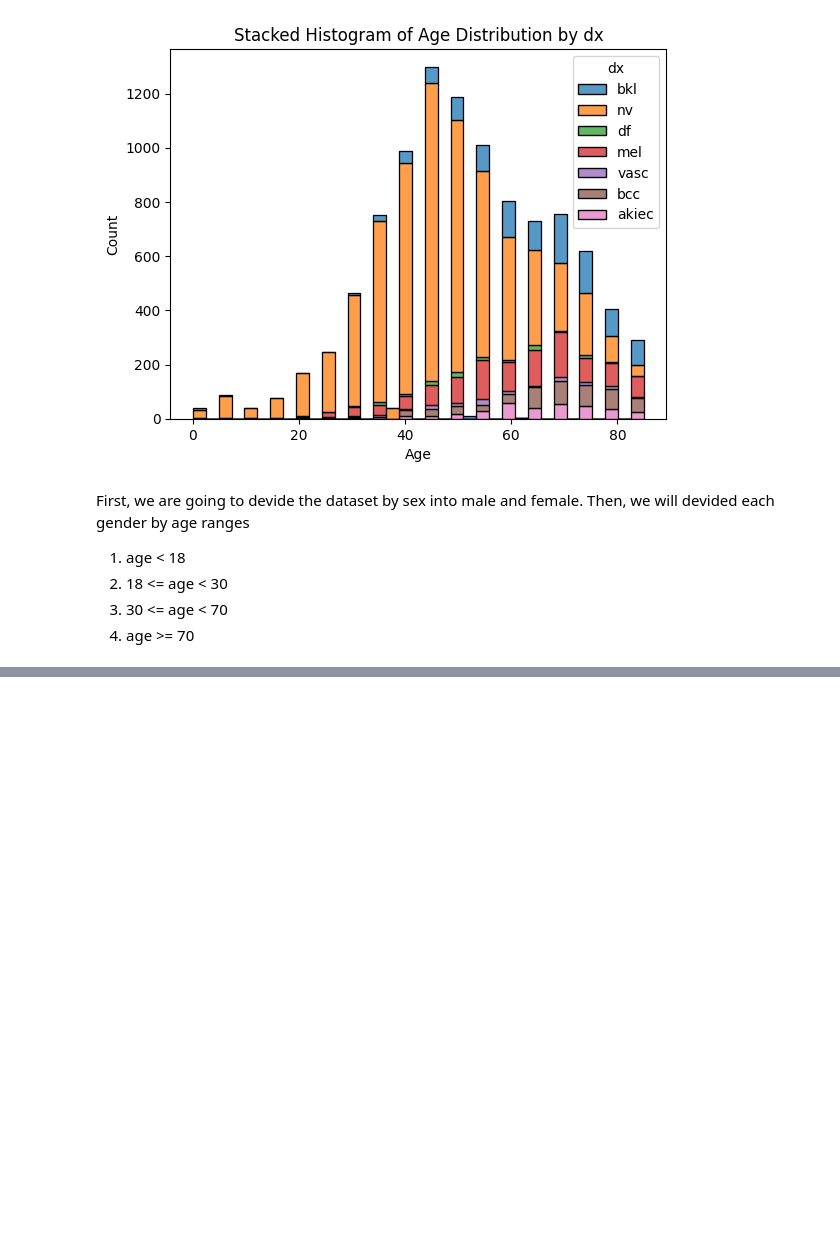
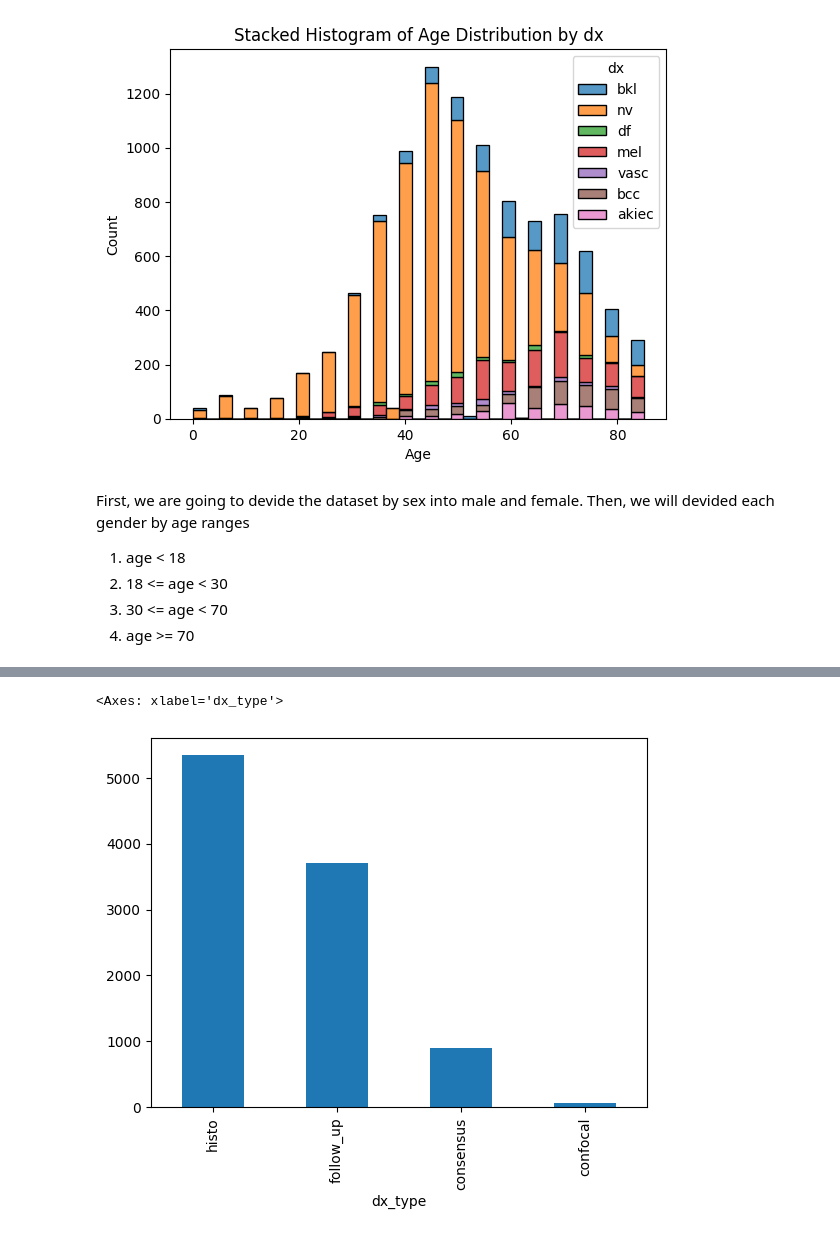
Before and after one commit to h-sutiwas/medical-image-torch, a Jupyter notebook: notebooks/eploratory_data_analysis.ipynb, the cells around one changed output, grey strips where cells are left out. Cells and saved outputs as stored; diff of their text form; code cells hidden in the pictures; blank space fills up the shorter version.

```diff
--- a/notebooks/eploratory_data_analysis.ipynb
+++ b/notebooks/eploratory_data_analysis.ipynb
@@ -169,0 +193,5 @@ First, we are going to devide the dataset by sex into male and female. Then, we
+# %%
+test_impute_df[ 'dx_type' ].value_counts().plot( kind='bar' )
+# %% [output]
+<Axes: xlabel='dx_type'>
+[figure, added]
```
Also changed, not shown: parts of 7 cells of this notebook.
